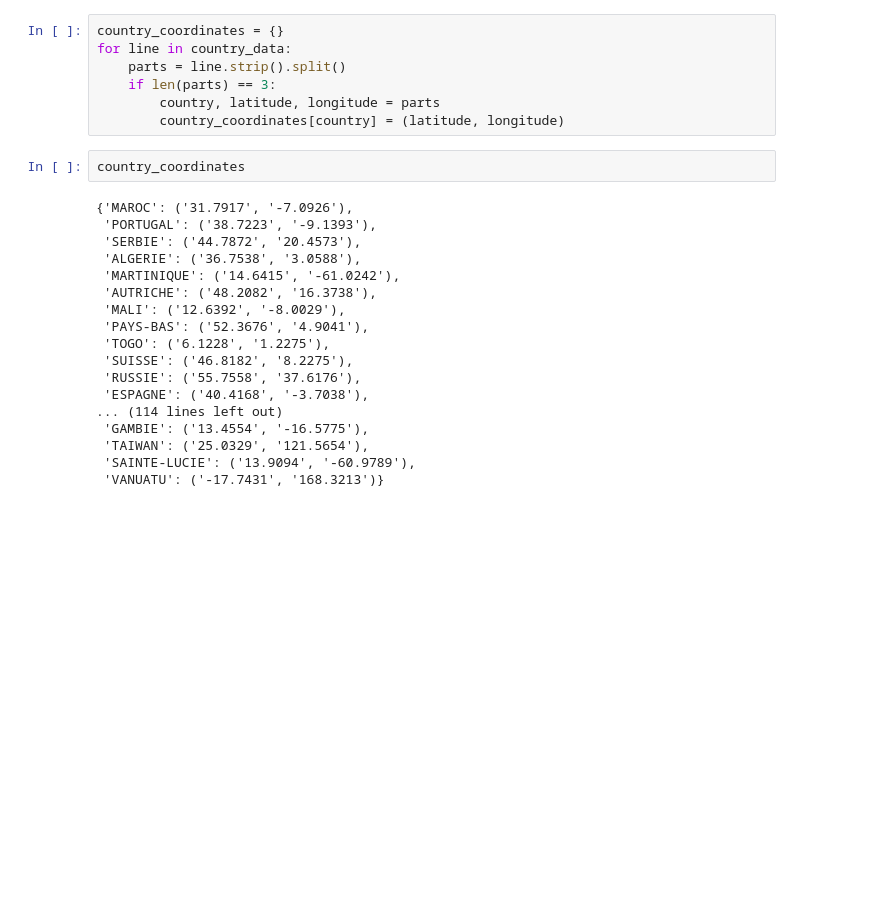
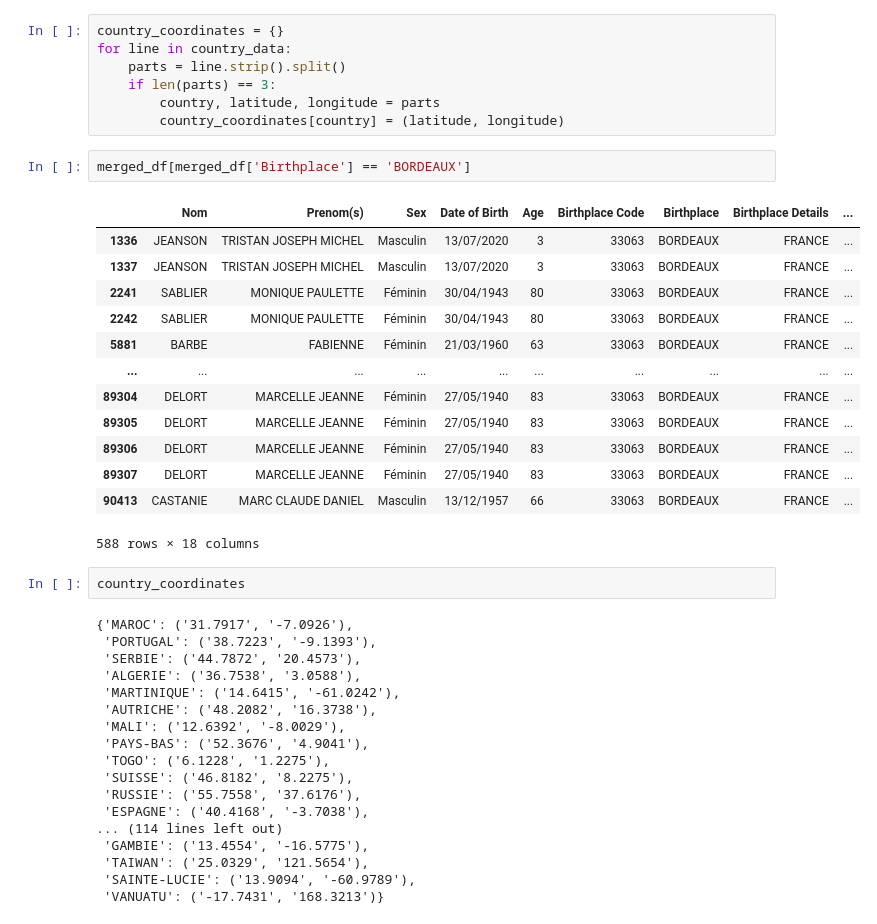
Before and after one commit to emmanuelgkn/goco_project, a Jupyter notebook: notebook.ipynb, the cells around one changed output. Drawn from its saved outputs; the diff is of its cells as text; blank space fills up the shorter version.

```diff
--- a/notebook.ipynb
+++ b/notebook.ipynb
@@ -243,6 +267,22 @@ for line in country_data:
     if len(parts) == 3:
         country, latitude, longitude = parts
         country_coordinates[country] = (latitude, longitude)
+# %%
+merged_df[merged_df['Birthplace'] == 'BORDEAUX']
+# %% [output]
+|  | Nom | Prenom(s) | Sex | Date of Birth | Age | Birthplace Code | Birthplace | Birthplace Details | ... |
+| 1336 | JEANSON | TRISTAN JOSEPH MICHEL | Masculin | 13/07/2020 | 3 | 33063 | BORDEAUX | FRANCE | ... |
+| 1337 | JEANSON | TRISTAN JOSEPH MICHEL | Masculin | 13/07/2020 | 3 | 33063 | BORDEAUX | FRANCE | ... |
+| 2241 | SABLIER | MONIQUE PAULETTE | Féminin | 30/04/1943 | 80 | 33063 | BORDEAUX | FRANCE | ... |
+| 2242 | SABLIER | MONIQUE PAULETTE | Féminin | 30/04/1943 | 80 | 33063 | BORDEAUX | FRANCE | ... |
+| 5881 | BARBE | FABIENNE | Féminin | 21/03/1960 | 63 | 33063 | BORDEAUX | FRANCE | ... |
+| ... | ... | ... | ... | ... | ... | ... | ... | ... | ... |
+| 89304 | DELORT | MARCELLE JEANNE | Féminin | 27/05/1940 | 83 | 33063 | BORDEAUX | FRANCE | ... |
+| 89305 | DELORT | MARCELLE JEANNE | Féminin | 27/05/1940 | 83 | 33063 | BORDEAUX | FRANCE | ... |
+| 89306 | DELORT | MARCELLE JEANNE | Féminin | 27/05/1940 | 83 | 33063 | BORDEAUX | FRANCE | ... |
+| 89307 | DELORT | MARCELLE JEANNE | Féminin | 27/05/1940 | 83 | 33063 | BORDEAUX | FRANCE | ... |
+| 90413 | CASTANIE | MARC CLAUDE DANIEL | Masculin | 13/12/1957 | 66 | 33063 | BORDEAUX | FRANCE | ... |
+588 rows × 18 columns
 # %%
 country_coordinates
 # %% [output]
```
Also changed, not shown: parts of 3 cells of this notebook, 2 other files.
